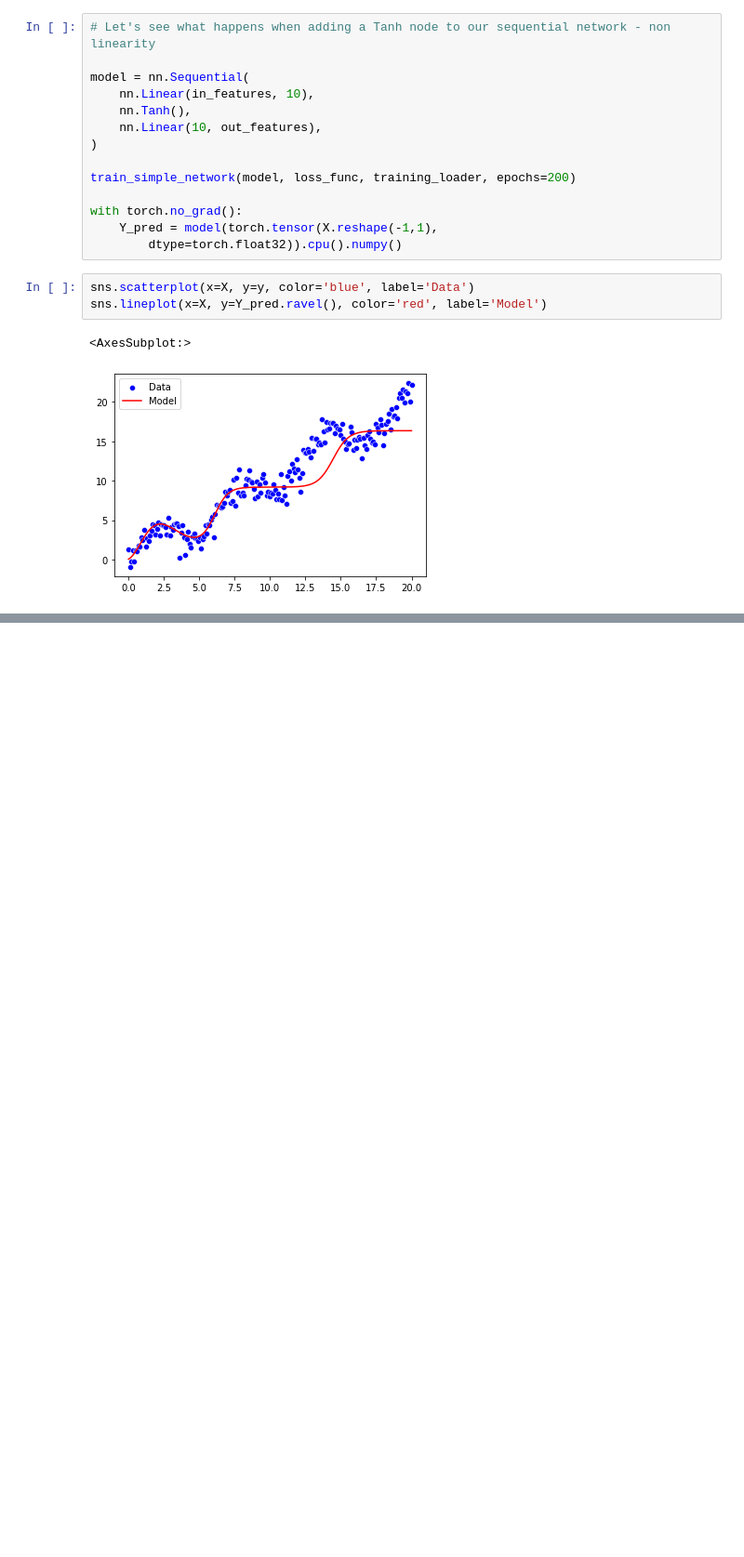
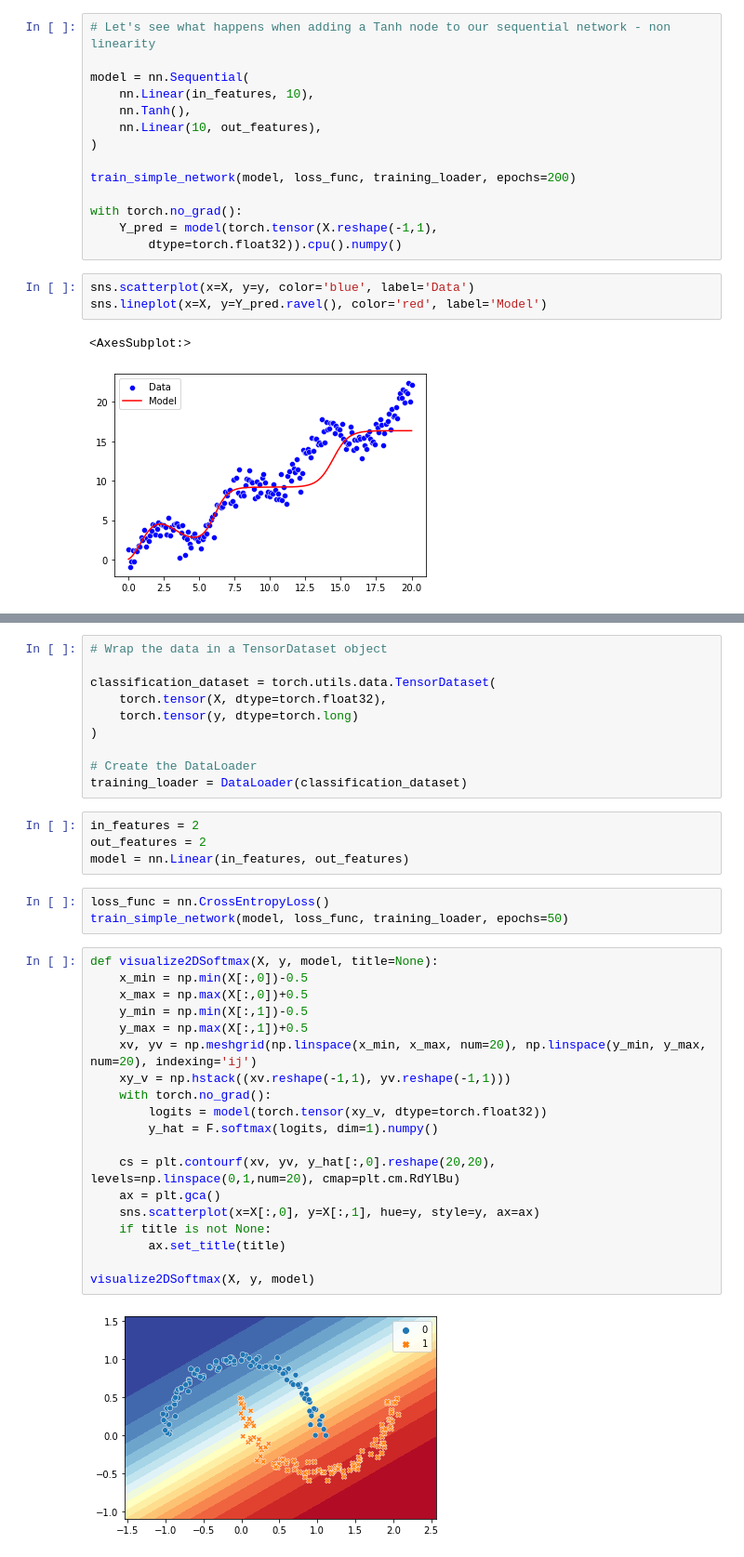
Before and after one commit to andreastgram/DL_Inner_Workings, a Jupyter notebook: fully_connected.ipynb, the cells around one changed output, grey strips where cells are left out. Shown: that part at 93% size. Drawn from its saved outputs; the diff is of its cells as text; blank space fills up the shorter version.

```diff
--- a/fully_connected.ipynb
+++ b/fully_connected.ipynb
@@ -150,0 +162,38 @@ sns.lineplot(x=X, y=Y_pred.ravel(), color='red', label='Model')
+# %%
+# Wrap the data in a TensorDataset object
+
+classification_dataset = torch.utils.data.TensorDataset(
+    torch.tensor(X, dtype=torch.float32),
+    torch.tensor(y, dtype=torch.long)
+)
+
+# Create the DataLoader
+training_loader = DataLoader(classification_dataset)
+# %%
+in_features = 2
+out_features = 2
+model = nn.Linear(in_features, out_features)
+# %%
+loss_func = nn.CrossEntropyLoss()
+train_simple_network(model, loss_func, training_loader, epochs=50)
+# %%
+def visualize2DSoftmax(X, y, model, title=None):
+    x_min = np.min(X[:,0])-0.5
+    x_max = np.max(X[:,0])+0.5
+    y_min = np.min(X[:,1])-0.5
+    y_max = np.max(X[:,1])+0.5
+    xv, yv = np.meshgrid(np.linspace(x_min, x_max, num=20), np.linspace(y_min, y_max, num=20), indexing='ij')
+    xy_v = np.hstack((xv.reshape(-1,1), yv.reshape(-1,1)))
+    with torch.no_grad():
+        logits = model(torch.tensor(xy_v, dtype=torch.float32))
+        y_hat = F.softmax(logits, dim=1).numpy()
+
+    cs = plt.contourf(xv, yv, y_hat[:,0].reshape(20,20), levels=np.linspace(0,1,num=20), cmap=plt.cm.RdYlBu)
+    ax = plt.gca()
+    sns.scatterplot(x=X[:,0], y=X[:,1], hue=y, style=y, ax=ax)
+    if title is not None:
+        ax.set_title(title)
+
+visualize2DSoftmax(X, y, model)
+# %% [output]
+[figure, added]
```
Also changed, not shown: parts of 5 cells of this notebook.
